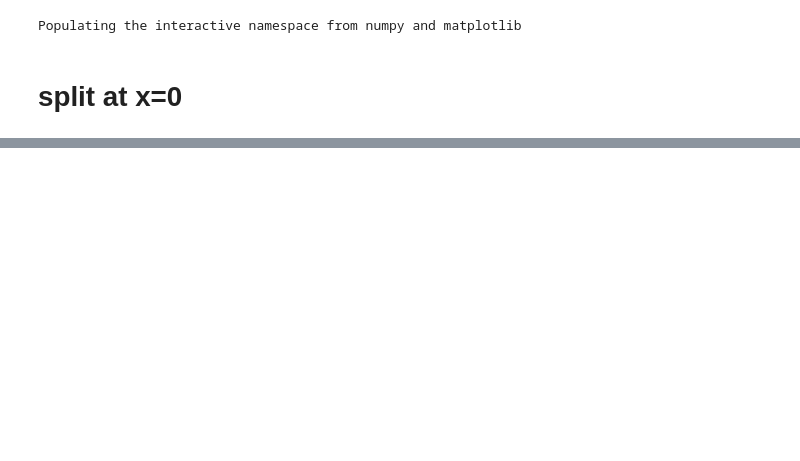
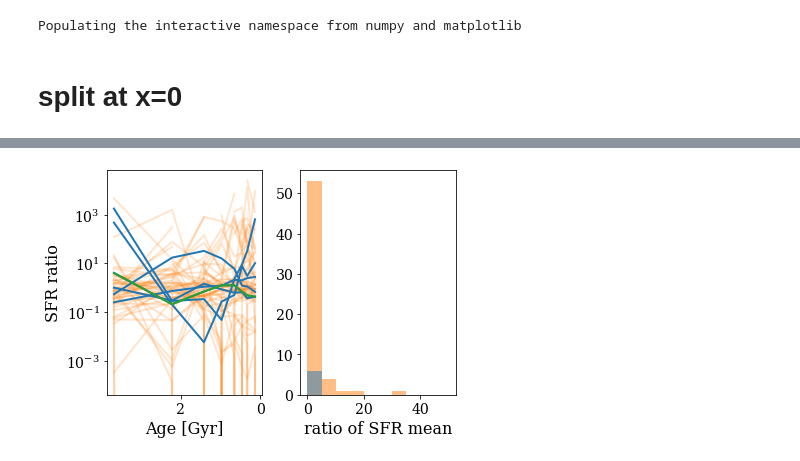
Before and after one commit to ekta1224/IllustrisAD, a Jupyter notebook: phast/SFR_ratios_Cycle29.ipynb, the cells around one changed output, grey strips where cells are left out. Drawn from its saved outputs; the diff is of its cells as text; code cells hidden in the pictures; blank space fills up the shorter version.

```diff
--- a/phast/SFR_ratios_Cycle29.ipynb
+++ b/phast/SFR_ratios_Cycle29.ipynb
@@ -5,3 +6,65 @@ import numpy as np
 Populating the interactive namespace from numpy and matplotlib
 # %% [markdown]
 # split at x=0
+# %%
+plt.figure()
+ax = subplot(121)
+ax2 = subplot(122)
+ids0 = np.loadtxt('M31analogs_noMM8Gyr_mstar.txt') #61
+print(len(ids0))
+
+noMM_max = []
+MM_max = []
+
+noMM_avg = []
+MM_avg = []
+
+for id in ids0:
+    id = int(id)
+    data = np.loadtxt('%s_SFR_time_avg_norecentMM_x0split.txt'%id)
+    ratio = data[:,1]/data[:,2]
+    noMM_avg.append(np.mean(data[:,1])/np.mean(data[:,2]))
+    times = list(data[:,0])
+    noMM_max.append(np.max(ratio))
+    ax.plot(times,ratio,color='C1',alpha=0.2)
+
+ids = np.loadtxt('M31analogs_MM1_4Gyr_mstar.txt')
+print(len(ids))
+
+for id in ids:
+    id = int(id)
+    data = np.loadtxt('%s_SFR_time_avg_recentMM_x0split.txt'%id)
+    ratio = data[:,1]/data[:,2]
+    MM_avg.append(np.mean(data[:,1])/np.mean(data[:,2]))
+    times = list(data[:,0])
+    MM_max.append(np.max(ratio))
+    ax.plot(times,ratio,color='C0', lw=2)
+    if id == 413061:
+        ax.plot(times,ratio,color='C2', lw=2)
+
+ax.set_yscale("log")
+ax.invert_xaxis()
+#plt.legend()
+ax.set_xlabel('Age [Gyr]')
+ax.set_ylabel('SFR ratio')
+#plt.ylim(1e-6, 1e4)
+#ax.set_ylim(0,10000)
+
+
+
+# noMM_max = np.nan_to_num(noMM_max)
+# MM_max = np.nan_to_num(MM_max)
+# ax2.hist(noMM_max, bins=20,range=(0,10000), color='C1')
+# ax2.hist(MM_max, bins=20,range=(0,10000), color='C0')
+# ax2.set_xscale("log")
+
+noMM_avg = np.nan_to_num(noMM_avg)
+MM_avg = np.nan_to_num(MM_avg)
+ax2.hist(noMM_avg, bins=10,range=(0,50), color='C1',alpha=0.5)
+ax2.hist(MM_avg, bins=10, range=(0,50),color='C0',alpha=0.5)
+ax2.set_xlabel('ratio of SFR mean')
+
+print(np.sort(noMM_avg))
+print(MM_avg, MM_max, ids)
+plt.tight_layout()
+# %% [output]
@@ -7,0 +90 @@ Populating the interactive namespace from numpy and matplotlib
+[figure, added]
```
Also changed, not shown: parts of 9 cells of this notebook, 1 other file.
